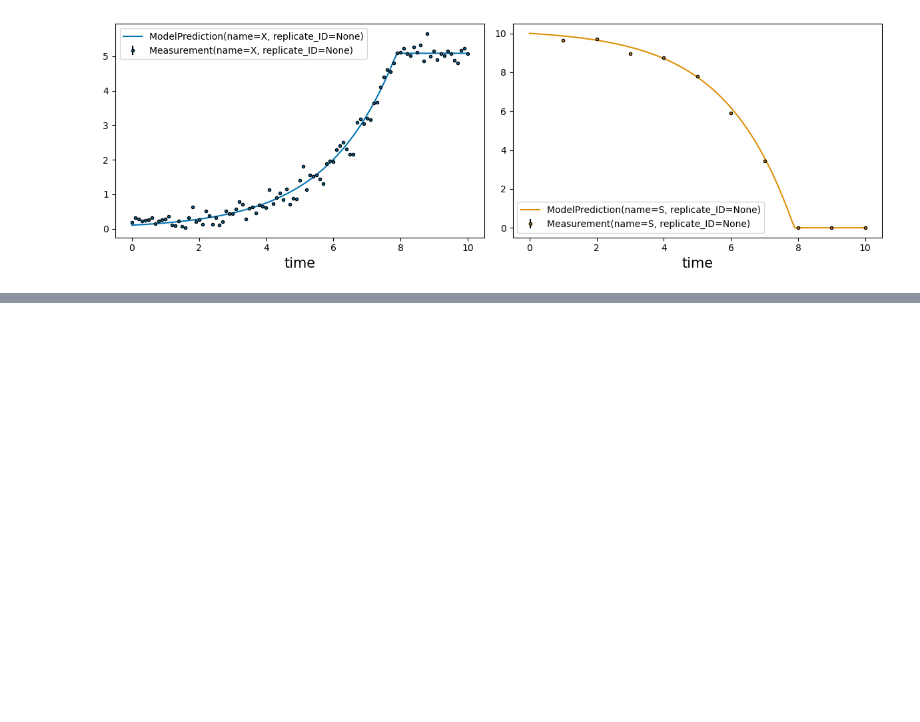
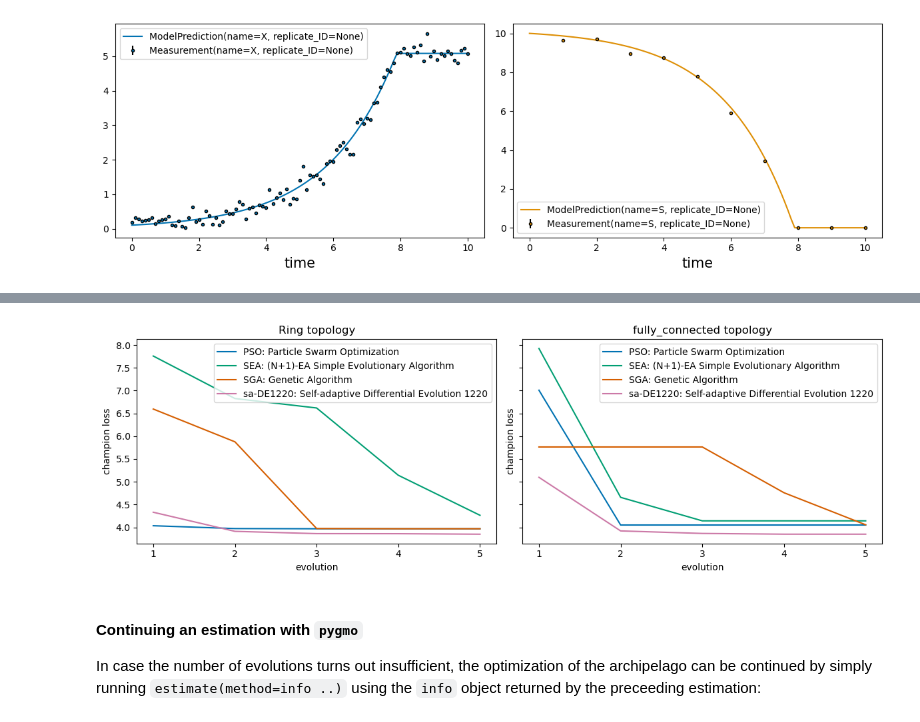
Before and after one commit to JuBiotech/estim8, a Jupyter notebook: examples/3. Parameter estimation.ipynb, the cells around one changed output, grey strips where cells are left out. Cells and saved outputs as stored; diff of their text form; code cells hidden in the pictures; blank space fills up the shorter version.

```diff
--- a/examples/3. Parameter estimation.ipynb
+++ b/examples/3. Parameter estimation.ipynb
@@ -309,0 +296,13 @@ _ = visualization.plot_estimates(estimates=estimates, estimator=estimator, only_
+# %%
+## 2. Archipelago optimization with unconnected islands
+estimates_2, info_2 = estimator.estimate(
+    method = list(algorithms_and_kwargs.keys()),                # a list of algorithm keys defined above
+    n_jobs=6,                                                   # process pool size of the solver algorithm
+    max_iter=5,                                                # number of evolutions
+    optimizer_kwargs = {
+        'pop_size'      :   30,                                     # population size of each island
+        'algos_kwargs'  :   list(algorithms_and_kwargs.values()),   # algorithm kwargs
+        'topology'      :   pygmo.unconnected(),                    # run with unconnected islands
+        'report'        :   1                                       # collects a trace of each island champion per evolution
+    }
+)
@@ -309,0 +317,26 @@ _ = visualization.plot_estimates(estimates=estimates, estimator=estimator, only_
+# %%
+# plot the evolution traces of both approaches
+import matplotlib.pyplot as plt
+fig, axes = plt.subplots(1, 2, figsize=(12, 4), sharey=True)
+
+for ax, info in zip(axes, [info_1, info_2]):
+    islands_traces = info.evo_trace.groupby("algorithm")
+    for group in islands_traces.groups:
+        data = islands_traces.get_group(group)
+        ax.plot(data.index.get_level_values("evolution"), data["champion_loss"], label=group)
+
+    ax.set_xlabel("evolution")
+    ax.set_ylabel("champion loss")
+    ax.set_xticks(data.index.get_level_values("evolution"))
+    ax.legend()
+
+axes[0].set_title("Ring topology")
+axes[1].set_title("fully_connected topology")
+
+fig.tight_layout()
+# %% [output]
+[figure, added]
+# %% [markdown]
+#### Continuing an estimation with `pygmo`
+
+In case the number of evolutions turns out insufficient, the optimization of the archipelago can be continued by simply running `estimate(method=info ..)` using the `info` object returned by the preceeding estimation:
```
Also changed, not shown: parts of 8 cells of this notebook.
